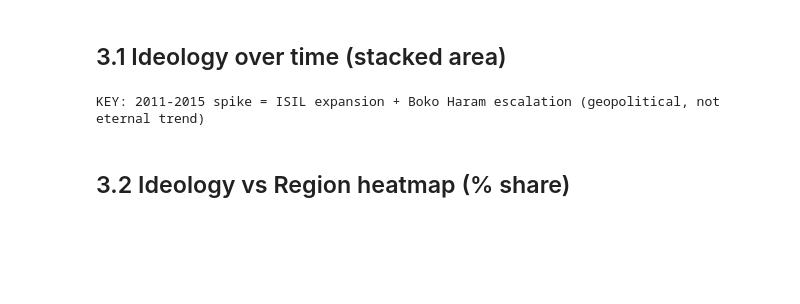
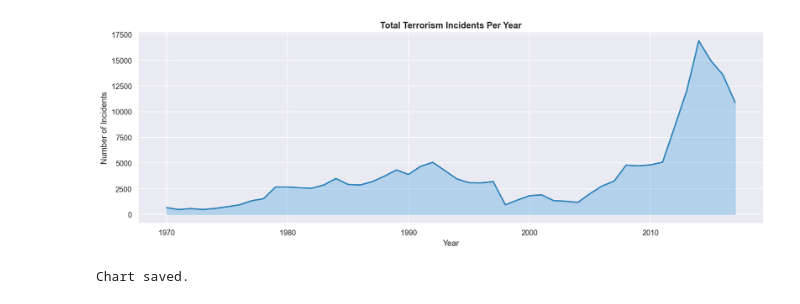
Before and after one commit to PiyushLadukar/AatankDrishti, a Jupyter notebook: notebooks/03_eda.ipynb, the cells around one changed output. Saved outputs shown, nothing was run; the diff lists cells and outputs as text; code cells hidden in the pictures; blank space fills up the shorter version.

```diff
--- a/notebooks/03_eda.ipynb
+++ b/notebooks/03_eda.ipynb
@@ -10,18 +7,23 @@ Research questions:
 # %%
-import sys
-sys.path.append('../src')
+# CELL 1 - Imports and load data
 import pandas as pd
 import numpy as np
 import matplotlib.pyplot as plt
 import seaborn as sns
-import plotly.express as px
+import os
 import warnings
 warnings.filterwarnings('ignore')
 sns.set_theme(style='darkgrid')
-plt.rcParams['figure.dpi'] = 130
+plt.rcParams['figure.dpi'] = 120
 
 df = pd.read_csv('../data/processed/gtd_processed.csv', low_memory=False)
 print(f'Loaded: {df.shape[0]:,} rows x {df.shape[1]} columns')
+print(f'Columns: {list(df.columns)}')
+
+# Check what era values actually exist in the data
+if 'era' in df.columns:
+    print(f'\nEra values in data:')
+    print(df['era'].value_counts().to_string())
 
 IDEOLOGY_COLORS = {
     'Religious Extremist': '#e74c3c',
@@ -36,17 +48,18 @@ Loaded: 181,691 rows x 23 columns
-# %% [markdown]
-## 3.1 Ideology over time (stacked area)
-# %%
-pivot = df.groupby(['year','ideology']).size().unstack(fill_value=0).reset_index()
-fig = px.area(
-    pivot.melt(id_vars='year', var_name='ideology', value_name='incidents'),
-    x='year', y='incidents', color='ideology',
-    color_discrete_map=IDEOLOGY_COLORS,
-    title='Incidents by ideology 1970-2020'
-)
-fig.update_layout(hovermode='x unified', template='plotly_dark')
-fig.show()
-print('KEY: 2011-2015 spike = ISIL expansion + Boko Haram escalation (geopolitical, not eternal trend)')
-# %% [output]
-KEY: 2011-2015 spike = ISIL expansion + Boko Haram escalation (geopolitical, not eternal trend)
-# %% [markdown]
-## 3.2 Ideology vs Region heatmap (% share)
+# %%
+# CELL 2 - Attacks per year
+year_col = 'year' if 'year' in df.columns else 'iyear'
+yearly = df.groupby(year_col).size()
+
+fig, ax = plt.subplots(figsize=(14, 5))
+ax.fill_between(yearly.index, yearly.values, alpha=0.3, color='#3498db')
+ax.plot(yearly.index, yearly.values, color='#2980b9', linewidth=2)
+ax.set_title('Total Terrorism Incidents Per Year', fontsize=13, fontweight='bold')
+ax.set_xlabel('Year')
+ax.set_ylabel('Number of Incidents')
+plt.tight_layout()
+plt.savefig('../data/processed/eda_yearly.png', dpi=150)
+plt.show()
+print('Chart saved.')
+# %% [output]
+[figure, added]
+Chart saved.
```
Also changed, not shown: parts of 13 cells of this notebook, 11 other files.
